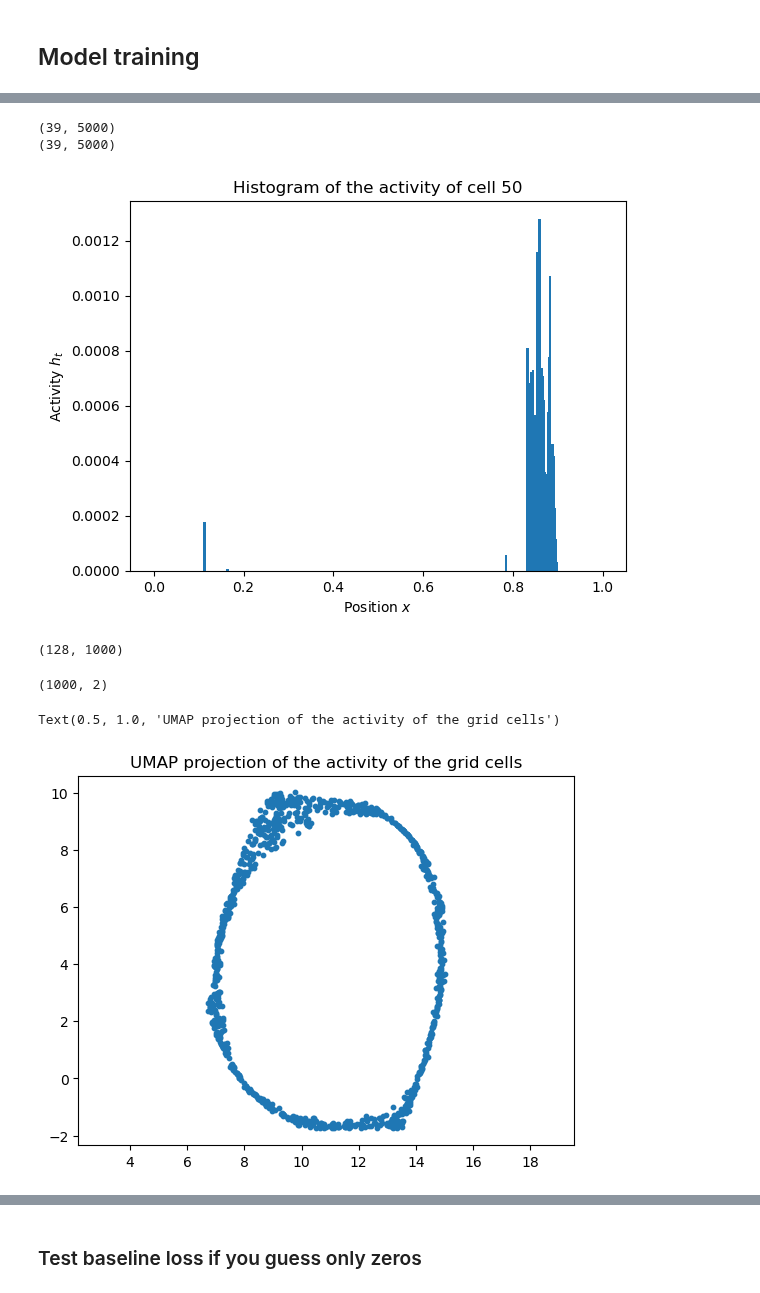
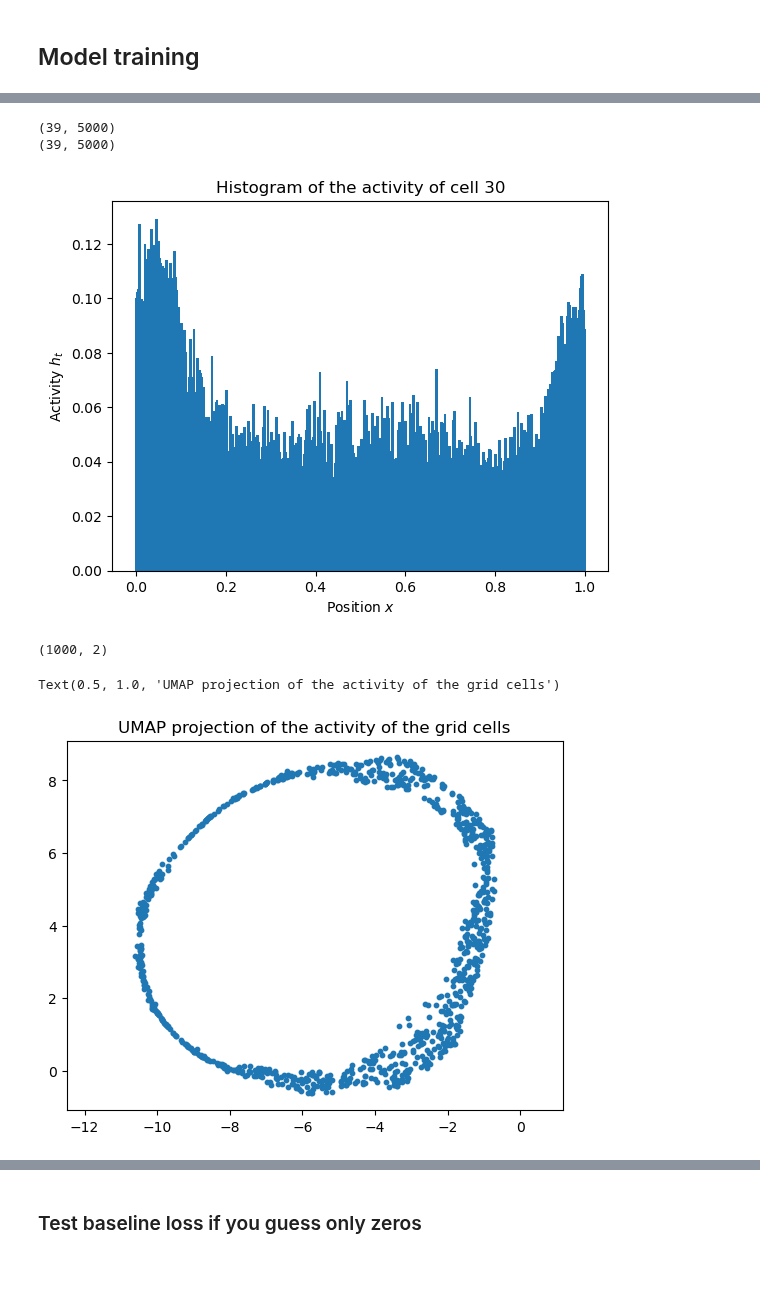
Before and after one commit to bioAI-Oslo/RNN-Adding-Problem-Representations, a Jupyter notebook: notebooks/regularized.ipynb, the cells around one changed output, grey strips where cells are left out. Saved outputs shown, nothing was run; the diff lists cells and outputs as text; code cells hidden in the pictures.

```diff
--- a/notebooks/regularized.ipynb
+++ b/notebooks/regularized.ipynb
@@ -17,3 +17,13 @@ import sys
 sys.path.append('../src')
 from model import *
 from datagen import *
+# %%
+if torch.cuda.is_available():
+    device = torch.device("cuda:0")
+    print("Running on GPU: ", device)
+else:
+    device = torch.device("cpu")
+    print("Running on CPU")
+
+torch.set_default_device(device)
+# torch.cuda.synchronize()
@@ -37,7 +49,7 @@ n_data = 2000
 t_steps = 40
 
 # data,labels = datagen_full_sum_normal(n_data,t_steps,normalize=True)
-data,labels, _ = datagen_lowetal(n_data,t_steps)
+data,labels = datagen_circular_pm(n_data,t_steps)
 # data,labels = datagen_timewise_labels(n_data,t_steps,2)
 # print(data[1],labels[1])
 
@@ -77,7 +89,7 @@ tensor([[ 0.4330,  0.9014],
 # %%
 hidden_size = 128
 input_size = 1
-nav_size = 2
+nav_size = 1
 
 train1 = True
 
@@ -86,7 +98,7 @@ if train1:
     # model1 = torch_RNN_full_manual(input_size,t_steps,output_size,hidden_size,lr=0.001,irnn=False,outputnn=True,Wx_normalize=False,activation=False)
     # model1 = RNN_L2(input_size,t_steps,output_size,hidden_size,lr=0.001,w_decay=0.000,act_decay=1000,irnn=False,outputnn=True,Wx_normalize=False,activation=False)
     # model1 = RNN_circular_ND_pm(input_size,t_steps,output_size,hidden_size,lr=0.0001,w_decay=0.000,act_decay=0.01,irnn=True,outputnn=False,Wx_normalize=False,activation=True,rotation_init=False,bias=False)
-    model1 = RNN_circular_LowEtAl_bridged(input_size,hidden_size,lr=0.0001,irnn=True,outputnn=False,Wx_normalize=False,activation=True,bias=False,nav_space=1,batch_size=64)
+    model1 = RNN_circular_LowEtAl_bridged(input_size,hidden_size,lr=0.0001,irnn=True,outputnn=False,Wx_normalize=False,activation=True,bias=False,nav_space=1,batch_size=64).to(device)
     # print("Guess on the first 15 training data: ", model1(data[0:15]))
     # _ = model1.train(epochs=7000)
     _ = model1.train_gradual(epochs=3000)
@@ -175,14 +187,14 @@ tensor([ 16,   1,   2,   3, 110,   5, 127,   7,   8, 113, 115,  11,  12, 116,
 # %%
 t_test = 40
 
-# data,labels = datagen_truecircular_pm(1000,t_test)
+# data,labels = datagen_circular_pm(5000,t_test,sigma=0.1,bound=0.5)
 data, _, labels = datagen_lowetal(5000,t_test)
 
 test_batch_size = 5000
 
 # xs = data[0:test_batch_size]
 xs = labels[0:test_batch_size,:-1]/(2*np.pi)
-xs = xs.detach().numpy().T
+xs = xs.cpu().detach().numpy().T
 print(xs.shape)
 
 # Get the hidden states for the test data
@@ -191,9 +203,9 @@ hts = model1(data[0:test_batch_size],raw=True)
 
 # Grid-cell histogram
 
-hts = hts.detach().numpy() # Shape [t_steps, batch_size, hidden_size] = [21, 64, 128]
+hts = hts.cpu().detach().numpy() # Shape [t_steps, batch_size, hidden_size] = [21, 64, 128]
 
-k = 50 # What cell to see the histogram of
+k = 30 # What cell to see the histogram of
 
 hts_k = abs(hts[1:-1,:,k])
 print(hts_k.shape)
@@ -210,38 +222,34 @@ plt.xlabel(r"Position $x$")
 plt.ylabel(r"Activity $h_t$")
 plt.show()
 
 # print(hts.shape)
 
 # fig, ax = plt.subplots(32,4,subplot_kw={'projection': 'polar'})
 # fig.set_size_inches(15, 80)
 # fig.subplots_adjust(hspace=1,wspace=0.2)
 
 activity = np.zeros((128,bins))
 
 for k in tqdm(range(128)):
     # k = 103 # What cell to see the histogram of
     hts_k = abs(hts[1:-1,:,k])
     # print(hts_k.shape)
 
     # Bins equally spaced from 0 to 1 in time_steps amount of bins
     bin_means, bin_edges, binnumber = stats.binned_statistic(xs.flatten(),hts_k.flatten(),statistic='mean',bins=bins)
     activity[k,:] = bin_means
     np.nan_to_num(activity,copy=False)
     # Bar plot of the histogram
     # ax[k//4,k%4].bar(bin_edges[:-1]*2*np.pi,bin_means,width=6/bins)
     # # ax[].bar(bin_edges[:-1]*2*np.pi,bin_means,width=6/bins)
     # ax[k//4,k%4].set_title("Cell "+str(k))
     # Adjust space between subplots
 
 # plt.show()
 # %% [output]
 (39, 5000)
 (39, 5000)
-[figure, old version]
+[figure, new version]
-# %%
-activity.shape
-# %% [output]
-(128, 1000)
 # %%
 import umap
 
@@ -259,7 +267,7 @@ plt.title('UMAP projection of the activity of the grid cells', fontsize=12)
 # %% [output]
 (1000, 2)
 Text(0.5, 1.0, 'UMAP projection of the activity of the grid cells')
-[figure, old version]
+[figure, new version]
 # %%
 print(model1(data[10:11]))
 print(data[10:11])
```
Also changed, not shown: parts of 9 cells of this notebook, 3 other files.
